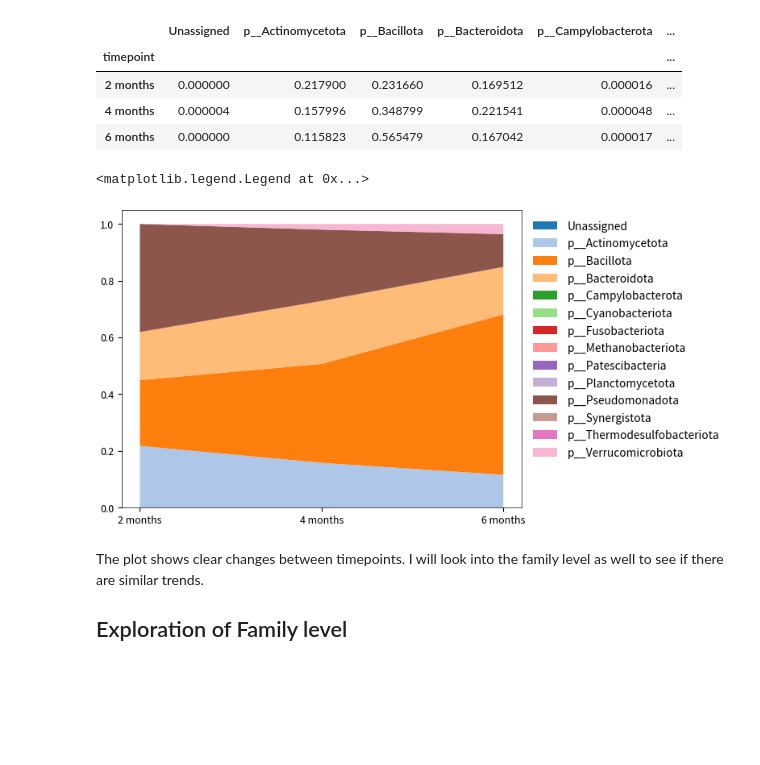
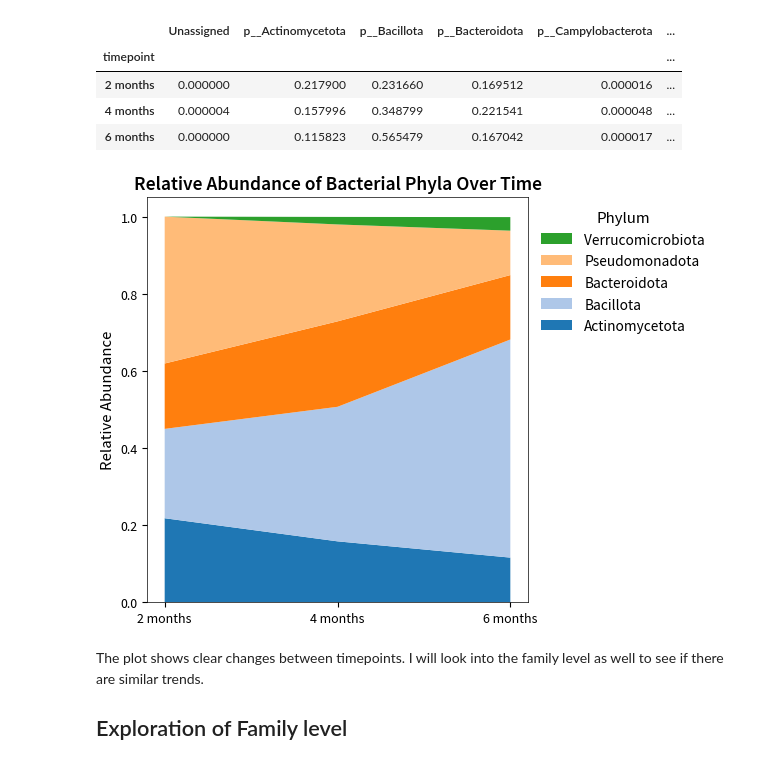
Before and after one commit to Emelie23/microbEvolve2, a Jupyter notebook: scripts/04-1_differential_abundance.ipynb, the cells around one changed output. Cells and saved outputs as stored; diff of their text form; code cells hidden in the pictures; blank space fills up the shorter version.

Commit message:
Save figures for presentation

```diff
--- a/scripts/04-1_differential_abundance.ipynb
+++ b/scripts/04-1_differential_abundance.ipynb
@@ -87,16 +87,29 @@ df_phylum_with_metadata_timepoint.head()
 | 4 months | 0.000004 | 0.157996 | 0.348799 | 0.221541 | 0.000048 | ... |
 | 6 months | 0.000000 | 0.115823 | 0.565479 | 0.167042 | 0.000017 | ... |
 # %%
+plot_df = df_phylum_with_metadata_timepoint[df_phylum_with_metadata_timepoint.columns[df_phylum_with_metadata_timepoint.max() > 0.01]].sort_index(axis=1)
+
 fig, ax = plt.subplots(1, 1)
+
 ax.stackplot(
-    df_phylum_with_metadata_timepoint.index,
-    df_phylum_with_metadata_timepoint.T,
-    labels=df_phylum_with_metadata_timepoint.columns,
+    plot_df.index,
+    plot_df.T,
+    labels=plot_df.columns,
     colors=plt.cm.tab20.colors)
-ax.legend(loc='upper left', bbox_to_anchor=(1, 1))
+
+handles, labels = ax.get_legend_handles_labels()
+# Remove p__ prefix for better readability
+labels = [label[3:] if label.startswith("p__") else label for label in labels]
+ax.legend(handles[::-1], labels[::-1], title="Phylum", loc='upper left', bbox_to_anchor=(1, 1))
+
+ax.set_ylabel("Relative Abundance")
+ax.set_title("Relative Abundance of Bacterial Phyla Over Time")
+
+fig.tight_layout()
+fig.savefig("../figures/phyla_relative_abundance_over_time.pdf")
+fig.show()
 # %% [output]
-<matplotlib.legend.Legend at 0x...>
-[figure, old version]
+[figure, new version]
 # %% [markdown]
 The plot shows clear changes between timepoints. I will look into the family level as well to see if there are similar trends.
 
```
Also changed, not shown: parts of 2 cells of this notebook, 1 other file.
